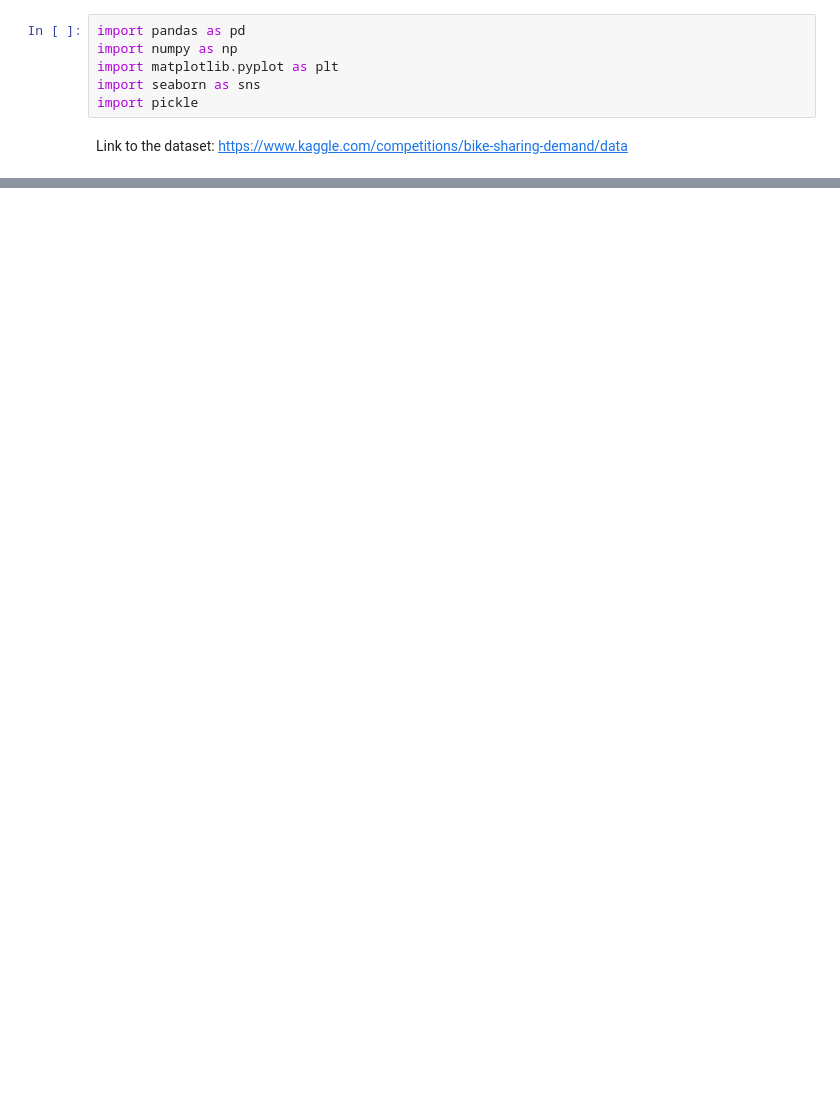
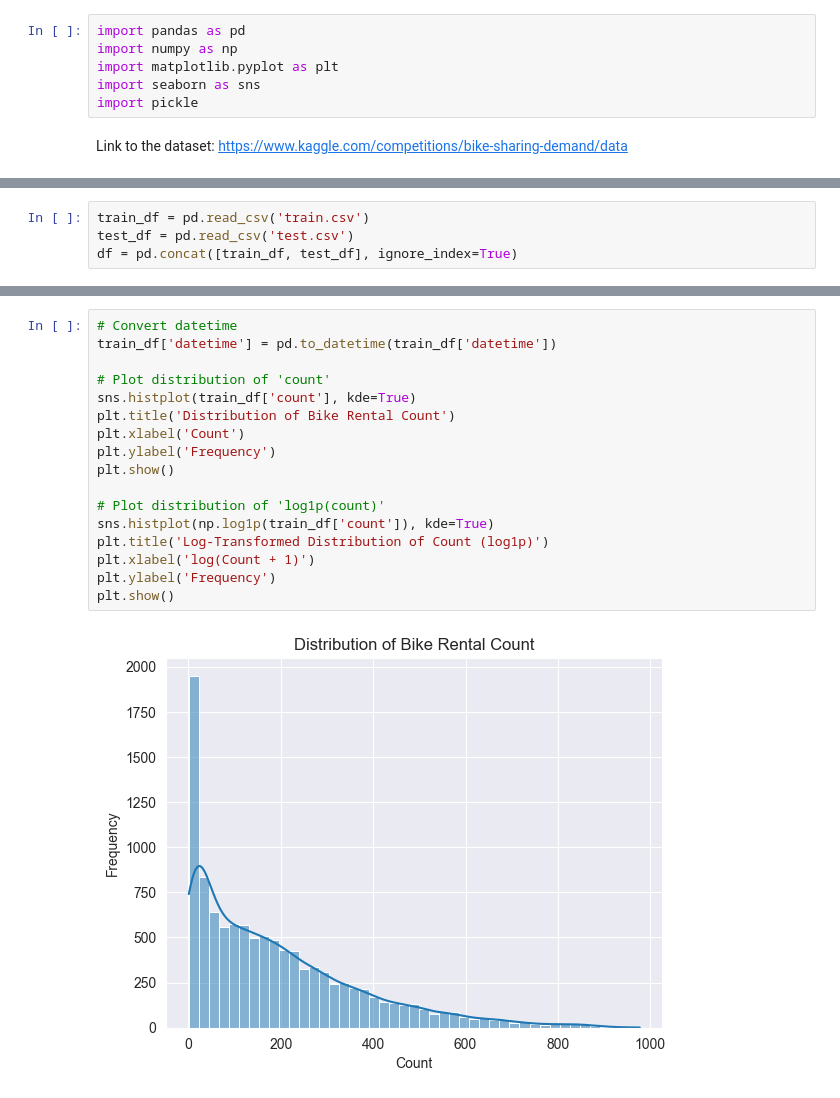
Before and after one commit to nicolas-hbt/machine-learning-zoomcamp-homework, a Jupyter notebook: midterm_project/analysis.ipynb, the cells around one changed output, grey strips where cells are left out. Saved outputs shown, nothing was run; the diff lists cells and outputs as text; blank space fills up the shorter version.

```diff
--- a/midterm_project/analysis.ipynb
+++ b/midterm_project/analysis.ipynb
@@ -127,0 +9,4 @@ plt.savefig('images/numerical_features_distribution.png')
+# %%
+train_df = pd.read_csv('train.csv')
+test_df = pd.read_csv('test.csv')
+df = pd.concat([train_df, test_df], ignore_index=True)
@@ -127,0 +88,19 @@ plt.savefig('images/numerical_features_distribution.png')
+# %%
+# Convert datetime
+train_df['datetime'] = pd.to_datetime(train_df['datetime'])
+
+# Plot distribution of 'count'
+sns.histplot(train_df['count'], kde=True)
+plt.title('Distribution of Bike Rental Count')
+plt.xlabel('Count')
+plt.ylabel('Frequency')
+plt.show()
+
+# Plot distribution of 'log1p(count)'
+sns.histplot(np.log1p(train_df['count']), kde=True)
+plt.title('Log-Transformed Distribution of Count (log1p)')
+plt.xlabel('log(Count + 1)')
+plt.ylabel('Frequency')
+plt.show()
+# %% [output]
+[figure, added]
```
Also changed, not shown: parts of 35 cells of this notebook.
